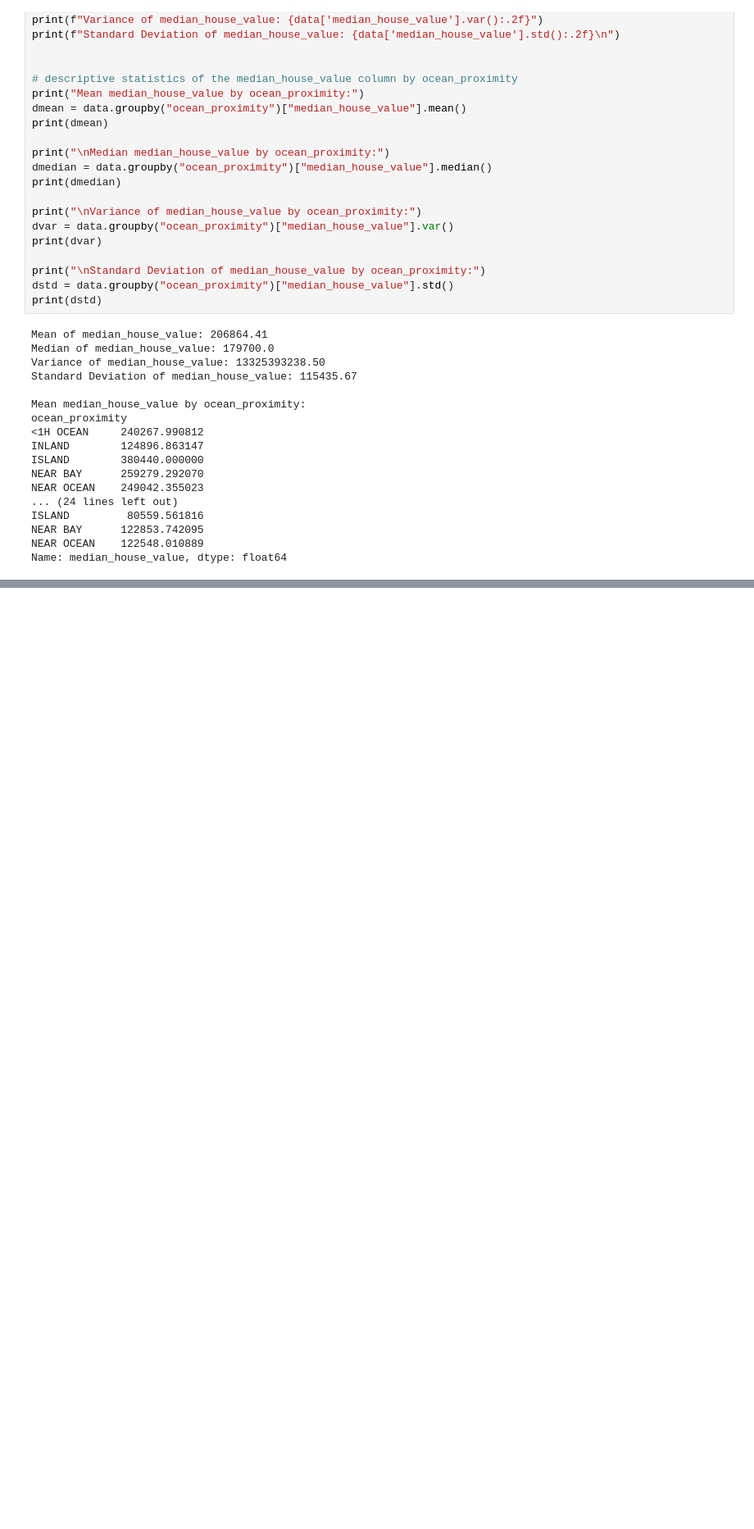
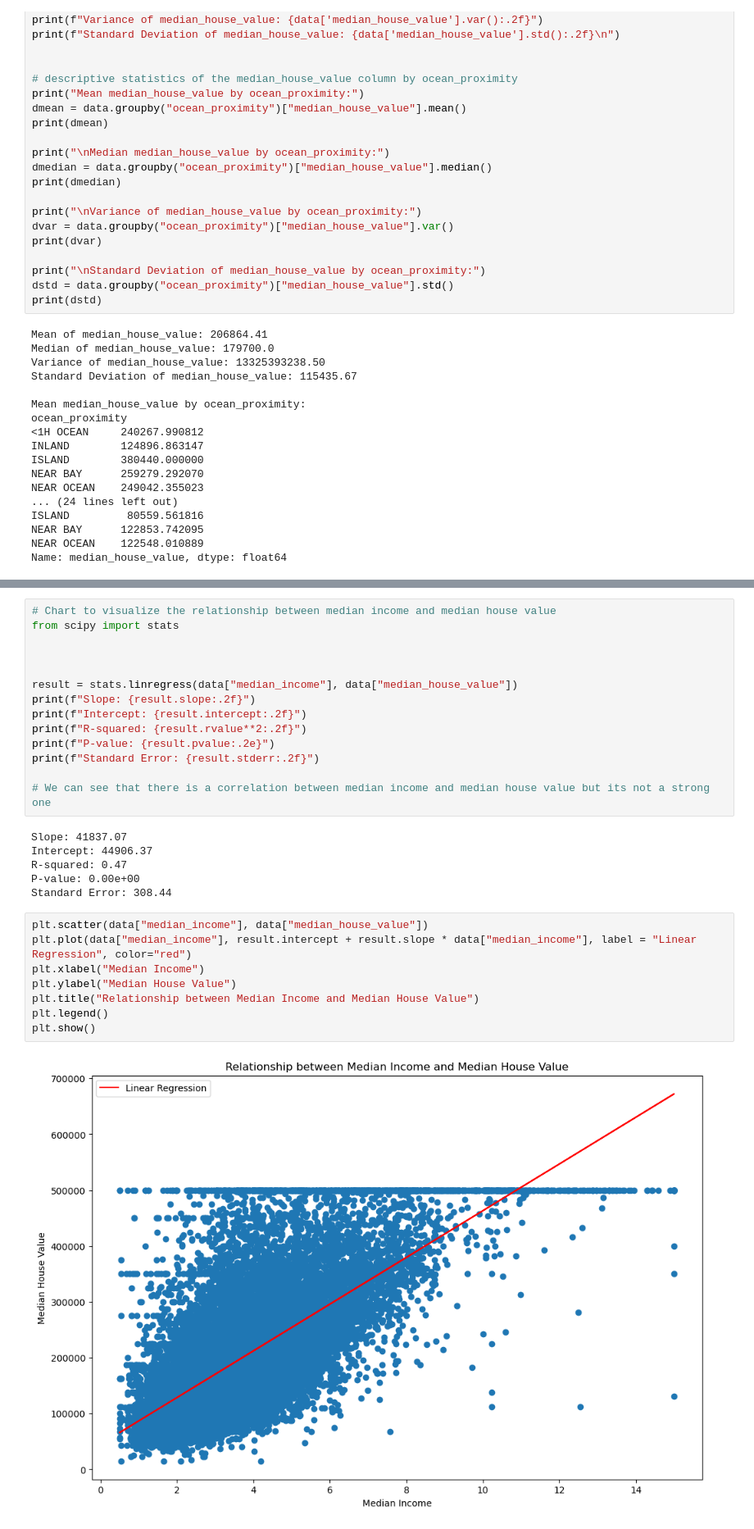
Before and after one commit to Salok27/CSE_final_project, a Jupyter notebook: notebooks/main.ipynb, the cells around one changed output, grey strips where cells are left out. Shown at 82% size. Drawn from its saved outputs; the diff is of its cells as text; blank space fills up the shorter version.

```diff
--- a/notebooks/main.ipynb
+++ b/notebooks/main.ipynb
@@ -139,0 +151,30 @@ plt.show()
+# %%
+# Chart to visualize the relationship between median income and median house value
+from scipy import stats
+
+
+
+result = stats.linregress(data["median_income"], data["median_house_value"])
+print(f"Slope: {result.slope:.2f}")
+print(f"Intercept: {result.intercept:.2f}")
+print(f"R-squared: {result.rvalue**2:.2f}")
+print(f"P-value: {result.pvalue:.2e}")
+print(f"Standard Error: {result.stderr:.2f}")
+
+# We can see that there is a correlation between median income and median house value but its not a strong one
+# %% [output]
+Slope: 41837.07
+Intercept: 44906.37
+R-squared: 0.47
+P-value: 0.00e+00
+Standard Error: 308.44
+# %%
+plt.scatter(data["median_income"], data["median_house_value"])
+plt.plot(data["median_income"], result.intercept + result.slope * data["median_income"], label = "Linear Regression", color="red")
+plt.xlabel("Median Income")
+plt.ylabel("Median House Value")
+plt.title("Relationship between Median Income and Median House Value")
+plt.legend()
+plt.show()
+# %% [output]
+[figure, added]
```
Also changed, not shown: parts of 3 cells of this notebook, 1 other file.
